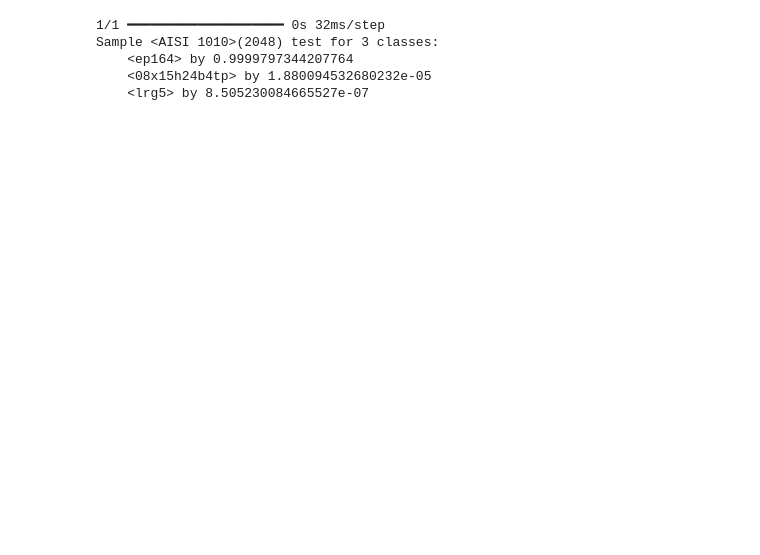
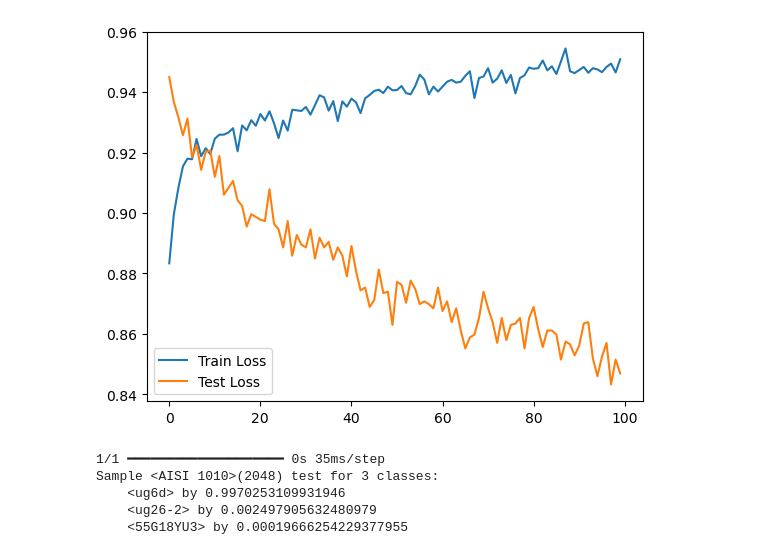
Before and after one commit to lolibarmen/Ml-spectra, a Jupyter notebook: third-vol1/clear_ml.ipynb, the cells around one changed output. Saved outputs shown, nothing was run; the diff lists cells and outputs as text; code cells hidden in the pictures; blank space fills up the shorter version.

```diff
--- a/third-vol1/clear_ml.ipynb
+++ b/third-vol1/clear_ml.ipynb
@@ -34,7 +32,7 @@ model.compile(optimizer='adam',
               metrics=['accuracy'])
 # %%
 X_train, X_val, y_train, y_val = train_test_split(spectra, encoded_labels, test_size=2/11)
-model.fit(X_train, y_train,
+history = model.fit(X_train, y_train,
           validation_data=(X_val, y_val),
           epochs=100,
           batch_size=32)
@@ -61,3 +58,11 @@ Epoch 100/100
+# %%
+from matplotlib import pyplot as plt
+plt.plot(history.history['accuracy'], label='Train Loss')
+plt.plot(history.history['val_accuracy'], label='Test Loss')
+plt.legend()
+plt.show()
+# %% [output]
+[figure, added]
 # %%
 def find_similar_classifier(model, query_spectrum, top_n=3):
     query = (query_spectrum - spectra.mean(axis=0)) / spectra.std(axis=0)
@@ -75,8 +80,8 @@ print(f"Sample <{data["Sample"].iloc[spec_id]}>({spec_id}) test for {top_n} clas
 for i in range(top_n):
     print(f"    <{finded_classes[0][i]}> by {finded_classes[1][i]}")
 # %% [output]
-1/1 ━━━━━━━━━━━━━━━━━━━━ 0s 32ms/step
+1/1 ━━━━━━━━━━━━━━━━━━━━ 0s 35ms/step
 Sample <AISI 1010>(2048) test for 3 classes:
-    <ep164> by 0.9999797344207764
-    <08x15h24b4tp> by 1.880094532680232e-05
-    <lrg5> by 8.505230084665527e-07
+    <ug6d> by 0.9970253109931946
+    <ug26-2> by 0.002497905632480979
+    <55G18YU3> by 0.00019666254229377955
```
Also changed, not shown: parts of 2 cells of this notebook, 2 other files.
